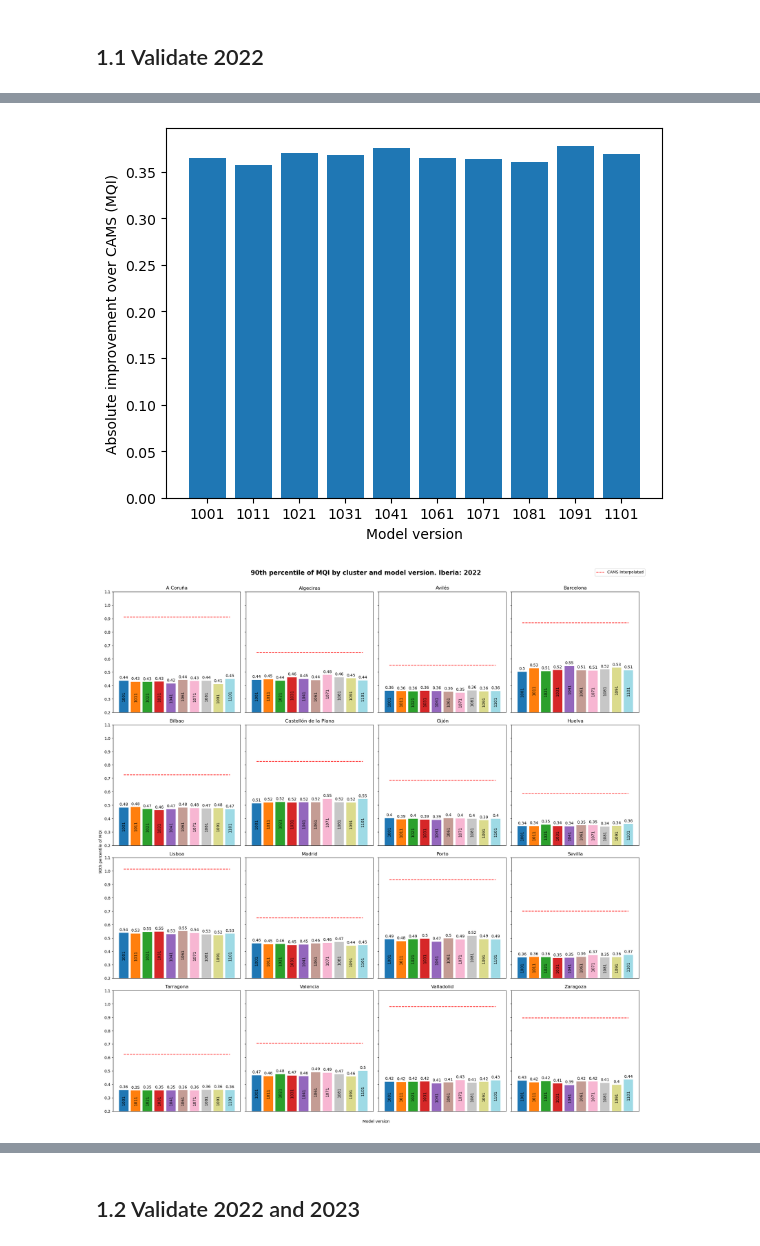
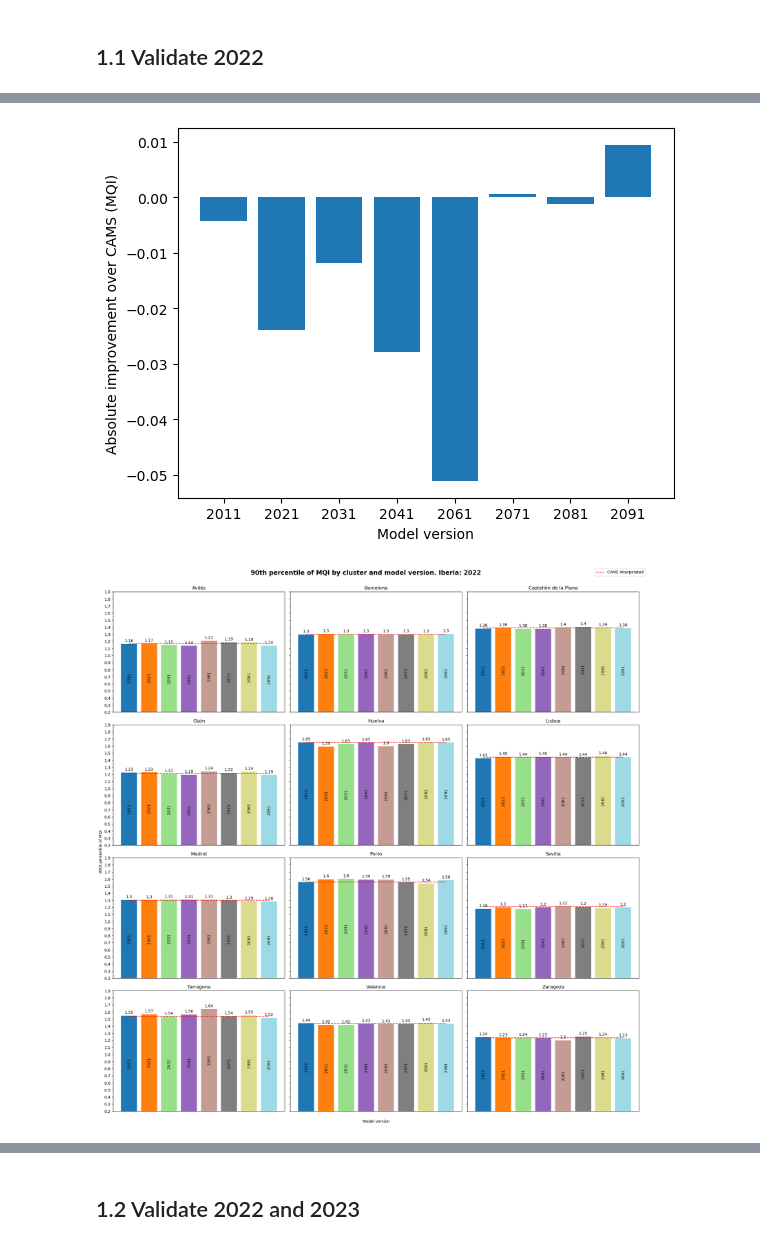
Before and after one commit to ECMWFCode4Earth/cams_downscaling, a Jupyter notebook: validation/analysis.ipynb, the cells around one changed output, grey strips where cells are left out. Cells and saved outputs as stored; diff of their text form; code cells hidden in the pictures.

```diff
--- a/validation/analysis.ipynb
+++ b/validation/analysis.ipynb
@@ -73,8 +77,8 @@ clusters
 # %%
 date_ini = "2022-01-01 00:00:00"
 date_end = "2022-12-31 00:00:00"
-cams_version_raw = -1000
-model_versions = [1001, 1011, 1021, 1031, 1041, 1061, 1071, 1081, 1091, 1101]
+cams_version_raw = -2000
+model_versions = [2001, 2011, 2021, 2031, 2041, 2061, 2071, 2081, 2091, 2101]
 
 date_ini_dt = dt.datetime.strptime(date_ini, "%Y-%m-%d %H:%M:%S")
 date_end_dt = dt.datetime.strptime(date_end, "%Y-%m-%d %H:%M:%S")
@@ -143,51 +147,51 @@ ax.set_ylabel("Absolute improvement over CAMS (MQI)")
 
 plt.show()
 # %% [output]
-[figure, old version]
+[figure, new version]
 # %%
 # Modify the index of q90_by_cluster_version to use cluster names.
 df_renamed = q90_by_cluster_version.copy()
 df_renamed.index = df_renamed.index.map(lambda x: config["places"]["cluster_names"][x])
 df_renamed = df_renamed.sort_index()
 versions = df_renamed.columns.values.copy()
 versions[0] = "CAMS"
 colors = plt.get_cmap('tab20', len(versions[1:])).colors
 
 fig, ax = plt.subplots(4, len(df_renamed.index) // 4, figsize=(20, 20), sharex=True, sharey=True)
 
 for i, cluster in enumerate(df_renamed.index):
-    rects = ax[i // 4, i % 4].bar(df_renamed.columns[1:], df_renamed.loc[cluster][1:], color=colors)
+    rects = ax[i // 3, i % 3].bar(df_renamed.columns[1:], df_renamed.loc[cluster][1:], color=colors)
     labels = np.round(df_renamed.loc[cluster][1:].values, 2)
-    ax[i // 4, i % 4].bar_label(rects, labels, padding=3)
-    ax[i // 4, i % 4].bar_label(rects, versions[1:], label_type="center", rotation=90)
-    ax[i // 4, i % 4].hlines(df_renamed.loc[cluster].iloc[0], versions[1], versions[-1], colors="r", linestyles="dashed", label="CAMS Interpolated")
-    ax[i // 4, i % 4].set_title(cluster)
-    ax[i // 4, i % 4].set_ylim(0.2, 1.1)
+    ax[i // 3, i % 3].bar_label(rects, labels, padding=3)
+    ax[i // 3, i % 3].bar_label(rects, versions[1:], label_type="center", rotation=90)
+    ax[i // 3, i % 3].hlines(df_renamed.loc[cluster].iloc[0], versions[1], versions[-1], colors="r", linestyles="dashed", label="CAMS Interpolated")
+    ax[i // 3, i % 3].set_title(cluster)
+    ax[i // 3, i % 3].set_ylim(0.2, 1.1)
 
 
-    ax[i // 4, i % 4].set_xticks([])
-    ax[i // 4, i % 4].set_xticklabels([])
+    ax[i // 3, i % 3].set_xticks([])
+    ax[i // 3, i % 3].set_xticklabels([])
 
     # Set y-ticks with 0.1 step
-    ax[i // 4, i % 4].set_yticks(np.arange(0.2, 1.15, 0.1))
+    ax[i // 3, i % 3].set_yticks(np.arange(0.2, 2, 0.1))
 
-    handles, labels = ax[i // 4, i % 4].get_legend_handles_labels()
+    handles, labels = ax[i // 3, i % 3].get_legend_handles_labels()
 
 plt.subplots_adjust(wspace=0, hspace=0.1)
 
 fig.suptitle(f'90th percentile of MQI by cluster and model version. {region.capitalize()}: {",".join(list(set([str(date_ini_dt.year), str(date_end_dt.year)])))}',
              y=1, fontweight='bold', fontsize=16)
 ax_main = fig.add_subplot(111, frame_on=False)
 plt.tick_params(labelcolor='none', which='both', top=False, bottom=False, left=False, right=False)
 ax_main.set_ylabel("90th percentile of MQI")
 ax_main.set_xlabel("Model version")
 fig.legend(handles, labels, loc='upper right')
 
 plt.tight_layout()
 
 plt.show()
 # %% [output]
-[figure, old version]
+[figure, new version]
 # %%
 df_renamed = q90_by_cluster_version.copy()
 df_renamed.index = df_renamed.index.map(lambda x: config["places"]["cluster_names"][x])
```
Also changed, not shown: parts of 44 cells of this notebook, 37 other files.
